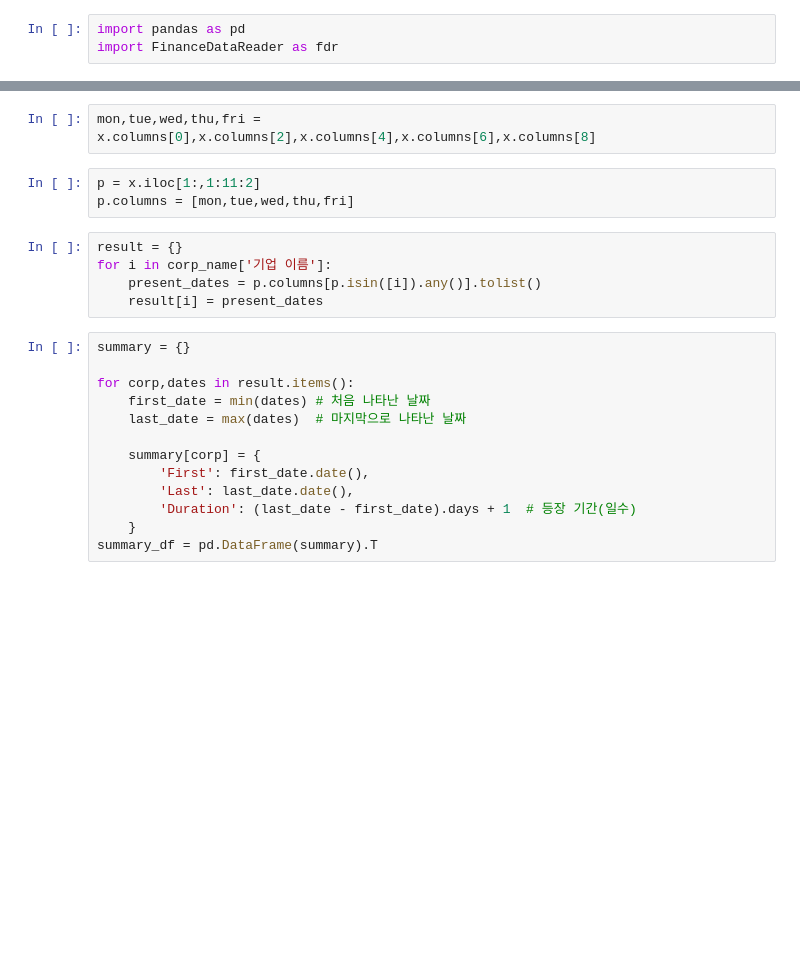
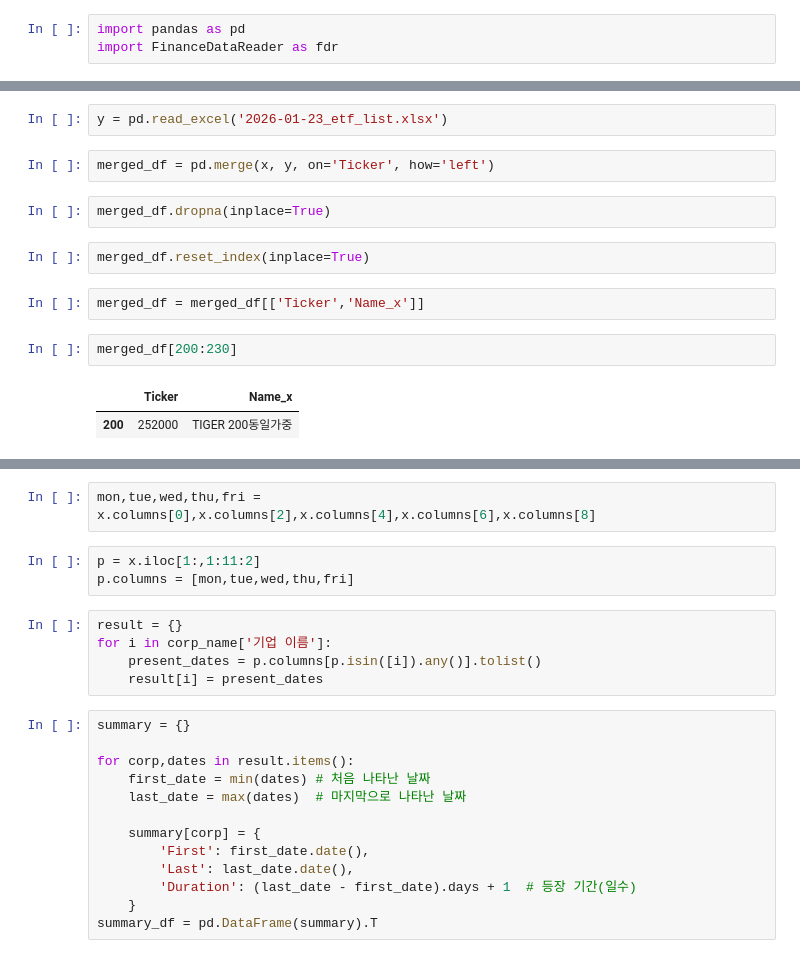
Before and after one commit to MinjunChoi24/JustStudy, a Jupyter notebook: Stock_analysis/week_RS.ipynb, the cells around one changed output, grey strips where cells are left out. Saved outputs shown, nothing was run; the diff lists cells and outputs as text; blank space fills up the shorter version.

```diff
--- a/Stock_analysis/week_RS.ipynb
+++ b/Stock_analysis/week_RS.ipynb
@@ -6,2 +6,17 @@ x=  pd.read_excel(r'C:\Users\USER\Desktop\2026_jan_w4_etf.xlsx')
+# %%
+y = pd.read_excel('2026-01-23_etf_list.xlsx')
+# %%
+merged_df = pd.merge(x, y, on='Ticker', how='left')
+# %%
+merged_df.dropna(inplace=True)
+# %%
+merged_df.reset_index(inplace=True)
+# %%
+merged_df = merged_df[['Ticker','Name_x']]
+# %%
+merged_df[200:230]
+# %% [output]
+|  | Ticker | Name_x |
+| 200 | 252000 | TIGER 200동일가중 |
 # %%
 corp_name = x[['기업 이름']]
```
Also changed, not shown: parts of 9 cells of this notebook, 18 other files.
